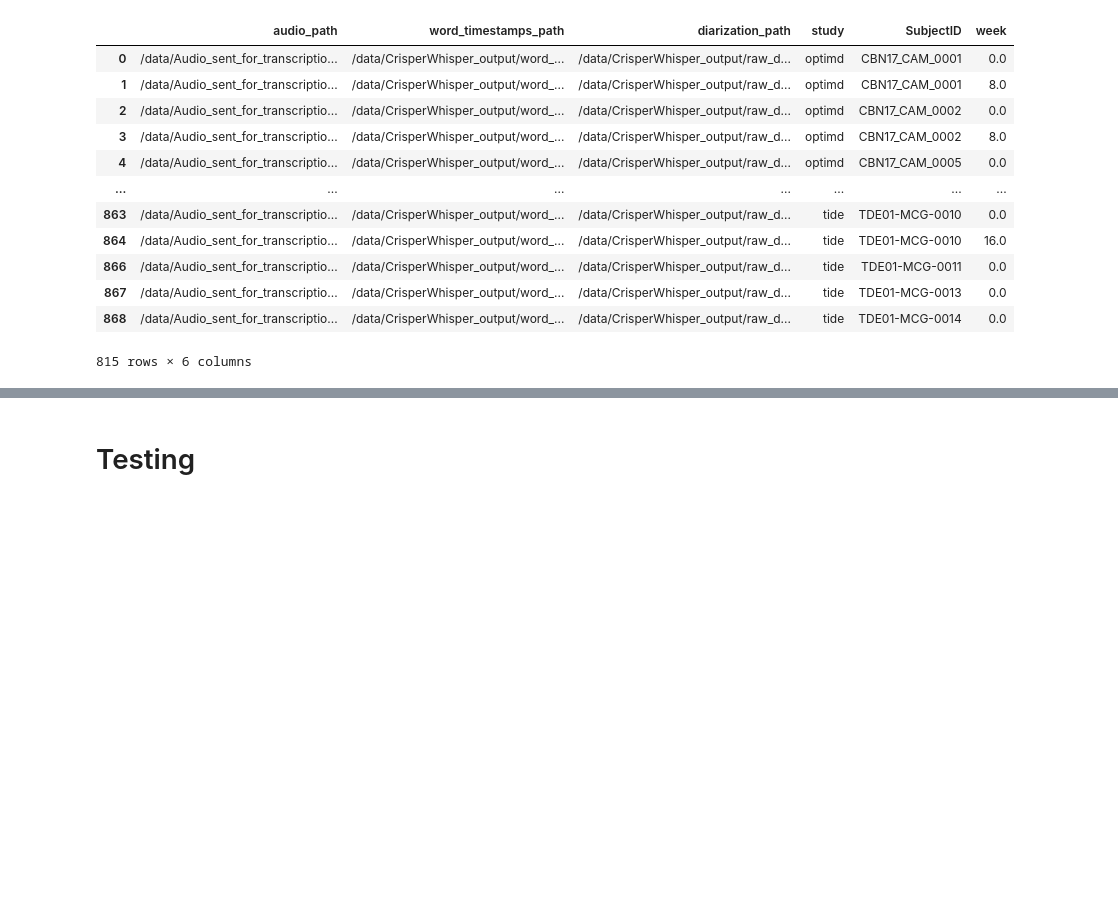
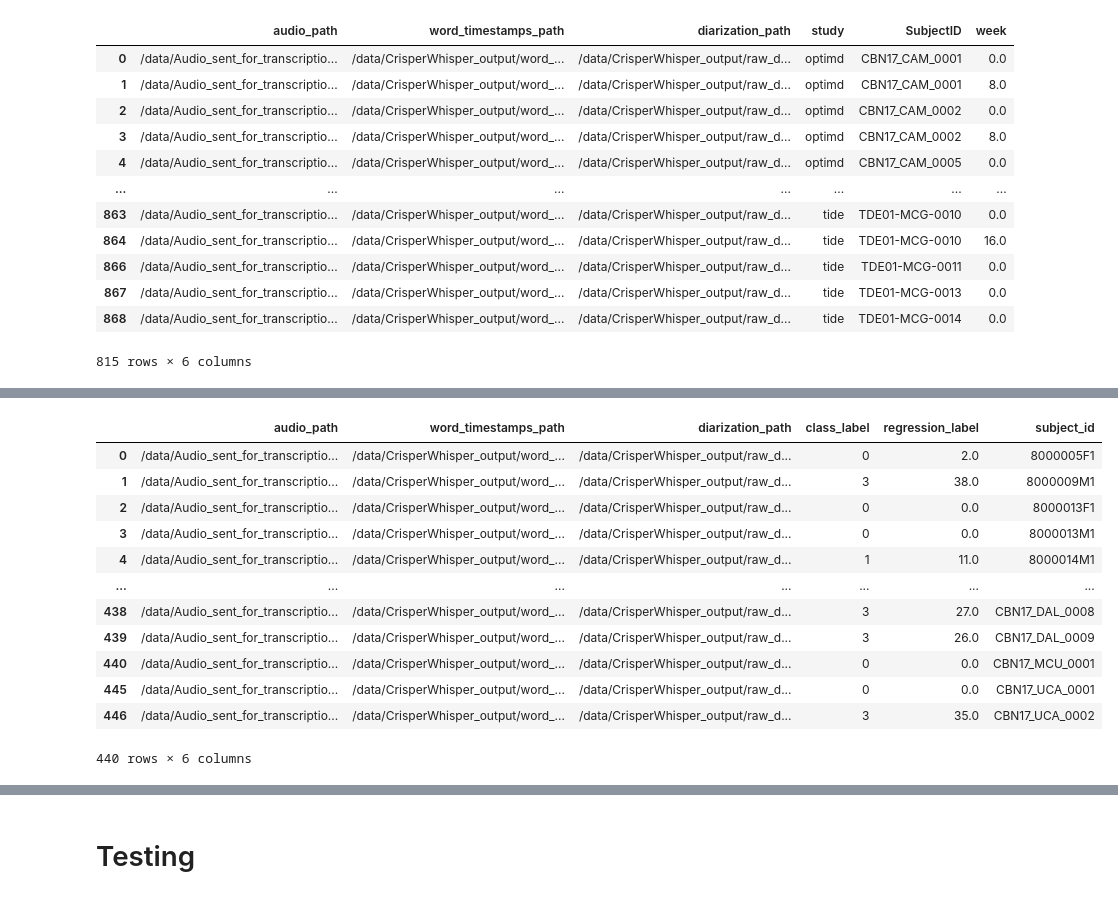
Before and after one commit to jasondeon/rdino_bert, a Jupyter notebook: make_manifest.ipynb, the cells around one changed output, grey strips where cells are left out. Drawn from its saved outputs; the diff is of its cells as text; code cells hidden in the pictures; blank space fills up the shorter version.

```diff
--- a/make_manifest.ipynb
+++ b/make_manifest.ipynb
@@ -124,0 +207,9 @@ df = df[["audio_path", "word_timestamps_path", "diarization_path", "class_label"
+# %%
+df2 = df2.dropna(subset=["madrs", "audio_path", "word_timestamps_path", "diarization_path", "subject_id"])
+# %%
+df2["regression_label"] = df2["madrs"]
+df2["class_label"] = pd.cut(
+    df2["regression_label"],
+    bins=[-float("inf"), 4, 11, 22, float("inf")],
+    labels=[0, 1, 2, 3],
+).astype("Int64")
@@ -124,0 +218,16 @@ df = df[["audio_path", "word_timestamps_path", "diarization_path", "class_label"
+# %%
+df2
+# %% [output]
+|  | audio_path | word_timestamps_path | diarization_path | class_label | regression_label | subject_id |
+| 0 | /data/Audio_sent_for_transcriptio... | /data/CrisperWhisper_output/word_... | /data/CrisperWhisper_output/raw_d... | 0 | 2.0 | 8000005F1 |
+| 1 | /data/Audio_sent_for_transcriptio... | /data/CrisperWhisper_output/word_... | /data/CrisperWhisper_output/raw_d... | 3 | 38.0 | 8000009M1 |
+| 2 | /data/Audio_sent_for_transcriptio... | /data/CrisperWhisper_output/word_... | /data/CrisperWhisper_output/raw_d... | 0 | 0.0 | 8000013F1 |
+| 3 | /data/Audio_sent_for_transcriptio... | /data/CrisperWhisper_output/word_... | /data/CrisperWhisper_output/raw_d... | 0 | 0.0 | 8000013M1 |
+| 4 | /data/Audio_sent_for_transcriptio... | /data/CrisperWhisper_output/word_... | /data/CrisperWhisper_output/raw_d... | 1 | 11.0 | 8000014M1 |
+| ... | ... | ... | ... | ... | ... | ... |
+| 438 | /data/Audio_sent_for_transcriptio... | /data/CrisperWhisper_output/word_... | /data/CrisperWhisper_output/raw_d... | 3 | 27.0 | CBN17_DAL_0008 |
+| 439 | /data/Audio_sent_for_transcriptio... | /data/CrisperWhisper_output/word_... | /data/CrisperWhisper_output/raw_d... | 3 | 26.0 | CBN17_DAL_0009 |
+| 440 | /data/Audio_sent_for_transcriptio... | /data/CrisperWhisper_output/word_... | /data/CrisperWhisper_output/raw_d... | 0 | 0.0 | CBN17_MCU_0001 |
+| 445 | /data/Audio_sent_for_transcriptio... | /data/CrisperWhisper_output/word_... | /data/CrisperWhisper_output/raw_d... | 0 | 0.0 | CBN17_UCA_0001 |
+| 446 | /data/Audio_sent_for_transcriptio... | /data/CrisperWhisper_output/word_... | /data/CrisperWhisper_output/raw_d... | 3 | 35.0 | CBN17_UCA_0002 |
+440 rows × 6 columns
```
Also changed, not shown: parts of 34 cells of this notebook, 49 other files.
